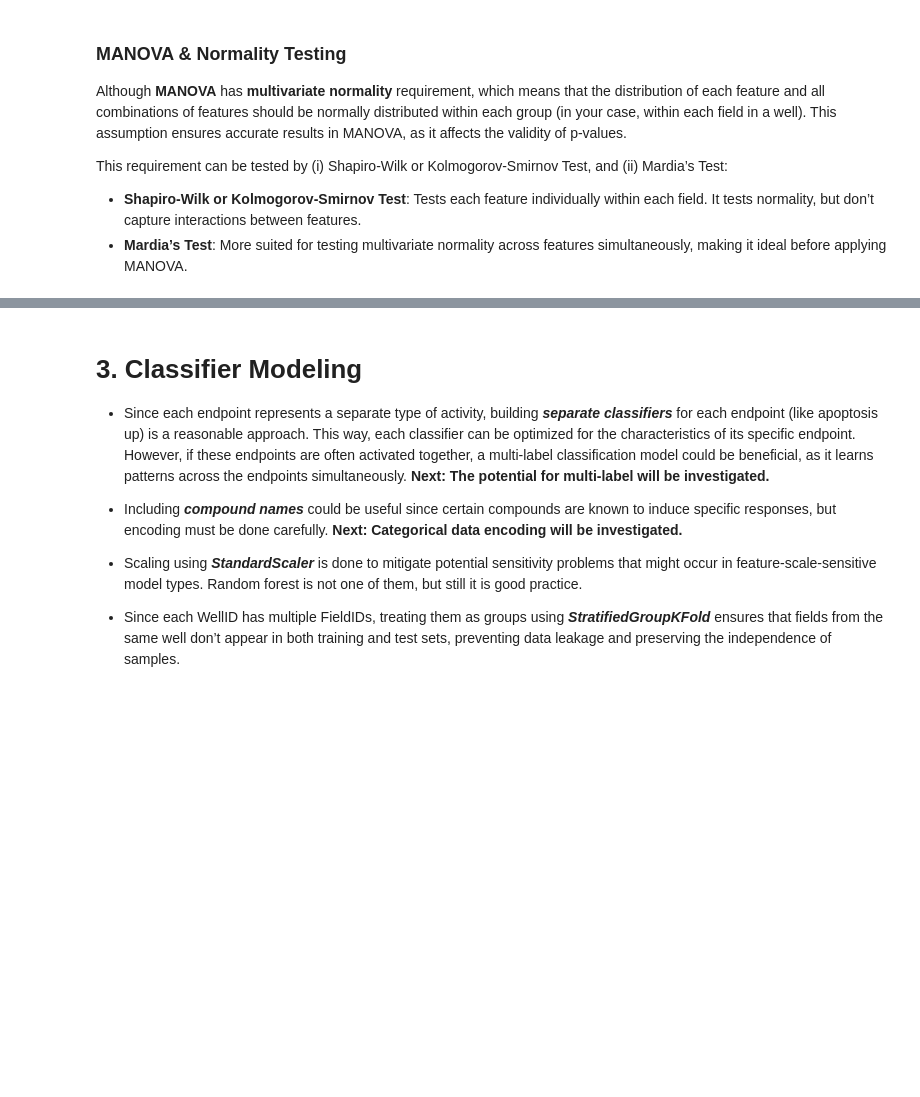
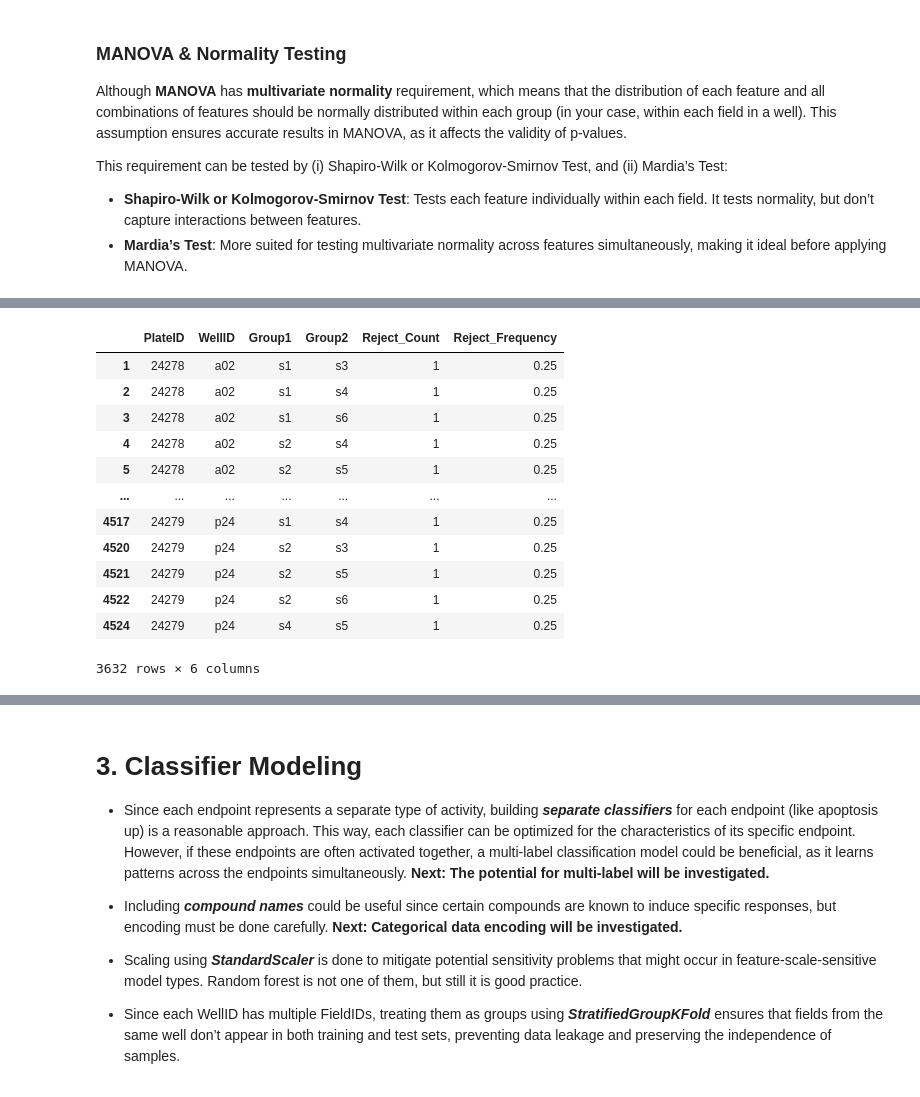
Before and after one commit to emreguler97/project-vermeer, a Jupyter notebook: project_vermeer.ipynb, the cells around one changed output, grey strips where cells are left out. Cells and saved outputs as stored; diff of their text form; code cells hidden in the pictures; blank space fills up the shorter version.

```diff
--- a/project_vermeer.ipynb
+++ b/project_vermeer.ipynb
@@ -917,0 +1074,16 @@ manova_results_df
+# %%
+reject_summary[reject_summary['Reject_Frequency'] == 0.25]
+# %% [output]
+|  | PlateID | WellID | Group1 | Group2 | Reject_Count | Reject_Frequency |
+| 1 | 24278 | a02 | s1 | s3 | 1 | 0.25 |
+| 2 | 24278 | a02 | s1 | s4 | 1 | 0.25 |
+| 3 | 24278 | a02 | s1 | s6 | 1 | 0.25 |
+| 4 | 24278 | a02 | s2 | s4 | 1 | 0.25 |
+| 5 | 24278 | a02 | s2 | s5 | 1 | 0.25 |
+| ... | ... | ... | ... | ... | ... | ... |
+| 4517 | 24279 | p24 | s1 | s4 | 1 | 0.25 |
+| 4520 | 24279 | p24 | s2 | s3 | 1 | 0.25 |
+| 4521 | 24279 | p24 | s2 | s5 | 1 | 0.25 |
+| 4522 | 24279 | p24 | s2 | s6 | 1 | 0.25 |
+| 4524 | 24279 | p24 | s4 | s5 | 1 | 0.25 |
+3632 rows × 6 columns
```
Also changed, not shown: parts of 11 cells of this notebook.
